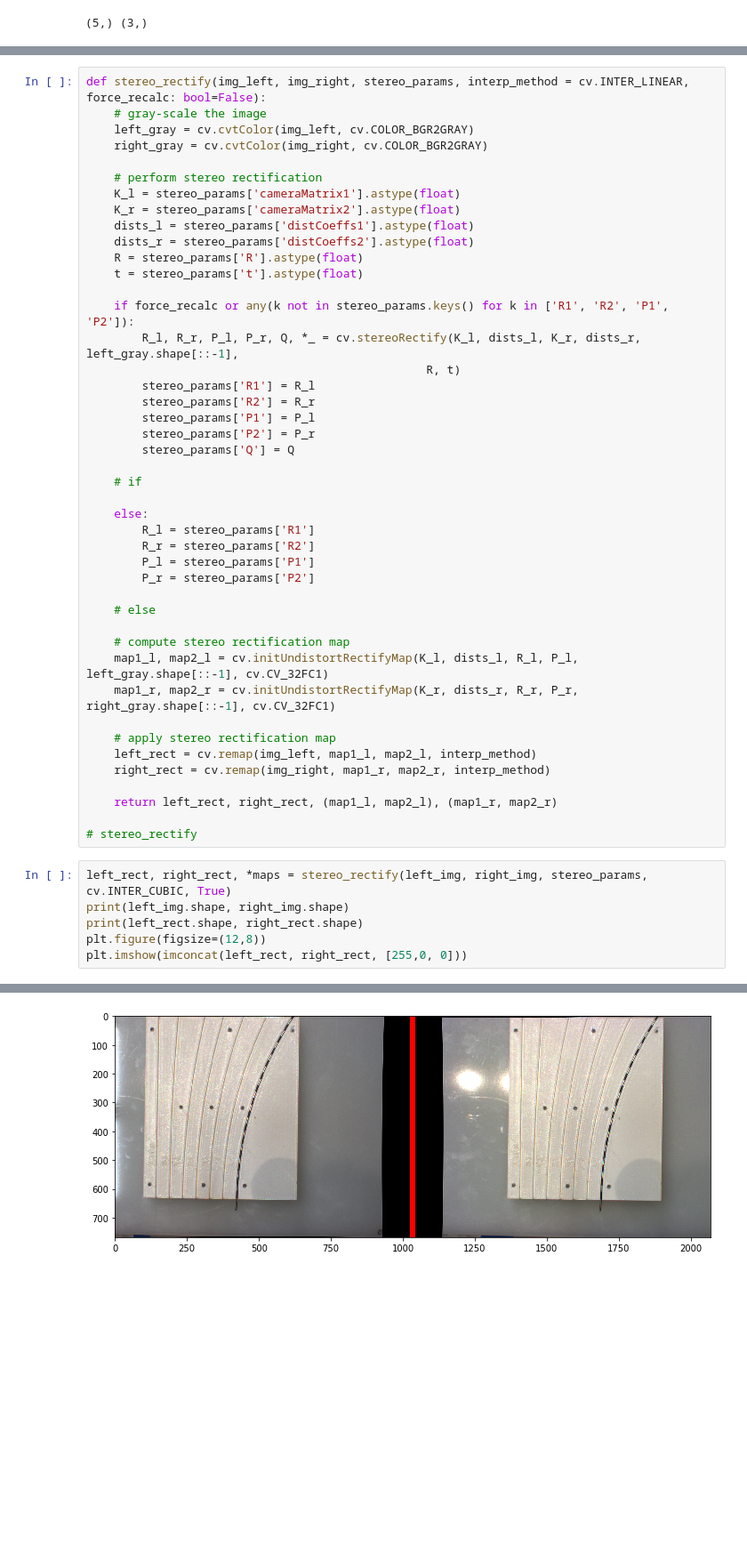
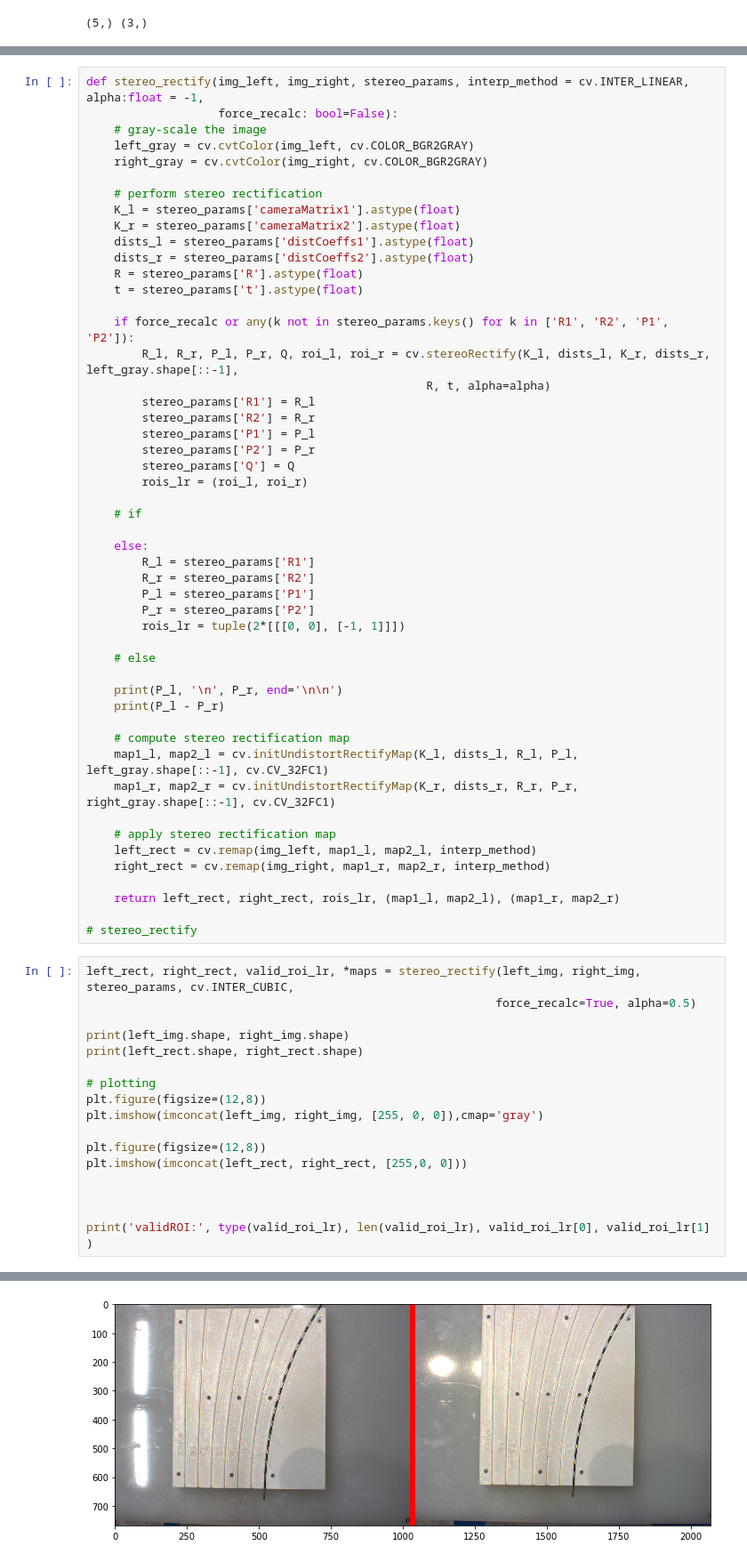
Before and after one commit to dlezcan1/AMIRo-cv, a Jupyter notebook: src/ImgProcessing.ipynb, the cells around one changed output, grey strips where cells are left out. Shown at 89% size. Saved outputs shown, nothing was run; the diff lists cells and outputs as text; blank space fills up the shorter version.

Commit message:
Updated stereo_rectification function

```diff
--- a/src/ImgProcessing.ipynb
+++ b/src/ImgProcessing.ipynb
@@ -876,6 +876,7 @@ print(np.sum(a, axis=1).shape, np.sum(a, axis=0).shape)
 Using stereoRectification and then disparity mapping
 # %%
-def stereo_rectify(img_left, img_right, stereo_params, interp_method = cv.INTER_LINEAR, force_recalc: bool=False):
+def stereo_rectify(img_left, img_right, stereo_params, interp_method = cv.INTER_LINEAR, alpha:float = -1,
+                   force_recalc: bool=False):
     # gray-scale the image
     left_gray = cv.cvtColor(img_left, cv.COLOR_BGR2GRAY)
     right_gray = cv.cvtColor(img_right, cv.COLOR_BGR2GRAY)
@@ -889,13 +890,14 @@ def stereo_rectify(img_left, img_right, stereo_params, interp_method = cv.INTER_
     t = stereo_params['t'].astype(float)
 
     if force_recalc or any(k not in stereo_params.keys() for k in ['R1', 'R2', 'P1', 'P2']):
-        R_l, R_r, P_l, P_r, Q, *_ = cv.stereoRectify(K_l, dists_l, K_r, dists_r, left_gray.shape[::-1],
-                                                 R, t)
+        R_l, R_r, P_l, P_r, Q, roi_l, roi_r = cv.stereoRectify(K_l, dists_l, K_r, dists_r, left_gray.shape[::-1],
+                                                 R, t, alpha=alpha)
         stereo_params['R1'] = R_l
         stereo_params['R2'] = R_r
         stereo_params['P1'] = P_l
         stereo_params['P2'] = P_r
         stereo_params['Q'] = Q
+        rois_lr = (roi_l, roi_r)
 
     # if
 
@@ -904,8 +906,12 @@ def stereo_rectify(img_left, img_right, stereo_params, interp_method = cv.INTER_
         R_r = stereo_params['R2']
         P_l = stereo_params['P1']
         P_r = stereo_params['P2']
+        rois_lr = tuple(2*[[[0, 0], [-1, 1]]])
 
     # else
+
+    print(P_l, '\n', P_r, end='\n\n')
+    print(P_l - P_r)
 
     # compute stereo rectification map
     map1_l, map2_l = cv.initUndistortRectifyMap(K_l, dists_l, R_l, P_l, left_gray.shape[::-1], cv.CV_32FC1)
@@ -915,13 +921,24 @@ def stereo_rectify(img_left, img_right, stereo_params, interp_method = cv.INTER_
     left_rect = cv.remap(img_left, map1_l, map2_l, interp_method)
     right_rect = cv.remap(img_right, map1_r, map2_r, interp_method)
 
-    return left_rect, right_rect, (map1_l, map2_l), (map1_r, map2_r)
+    return left_rect, right_rect, rois_lr, (map1_l, map2_l), (map1_r, map2_r)
 
 # stereo_rectify
 # %%
-left_rect, right_rect, *maps = stereo_rectify(left_img, right_img, stereo_params, cv.INTER_CUBIC, True)
+left_rect, right_rect, valid_roi_lr, *maps = stereo_rectify(left_img, right_img, stereo_params, cv.INTER_CUBIC,
+                                                           force_recalc=True, alpha=0.5)
+
 print(left_img.shape, right_img.shape)
 print(left_rect.shape, right_rect.shape)
+
+# plotting
+plt.figure(figsize=(12,8))
+plt.imshow(imconcat(left_img, right_img, [255, 0, 0]),cmap='gray')
+
 plt.figure(figsize=(12,8))
 plt.imshow(imconcat(left_rect, right_rect, [255,0, 0]))
+
+
+
+print('validROI:', type(valid_roi_lr), len(valid_roi_lr), valid_roi_lr[0], valid_roi_lr[1] )
 # %% [output]
@@ -932 +958 @@ params already there
-[figure, old version]
+[figure, new version]
```
Also changed, not shown: parts of 6 cells of this notebook, 1 other file.
